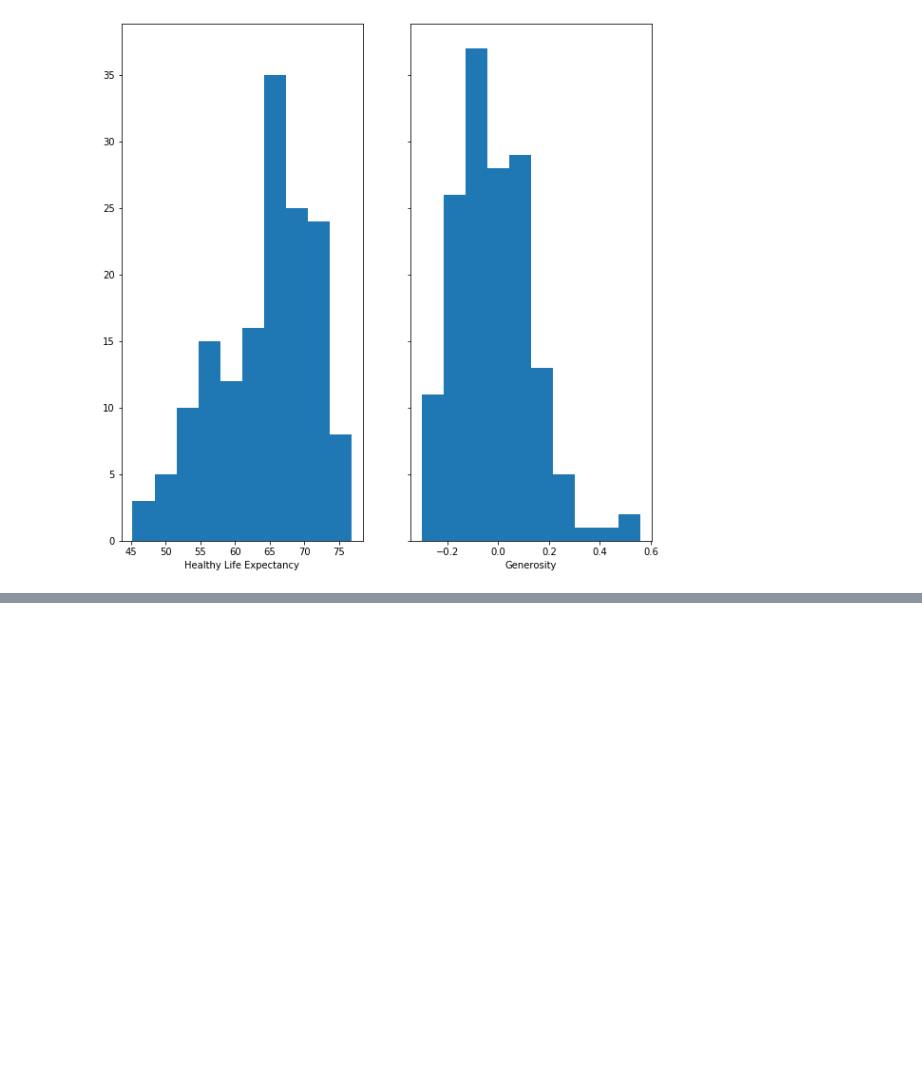
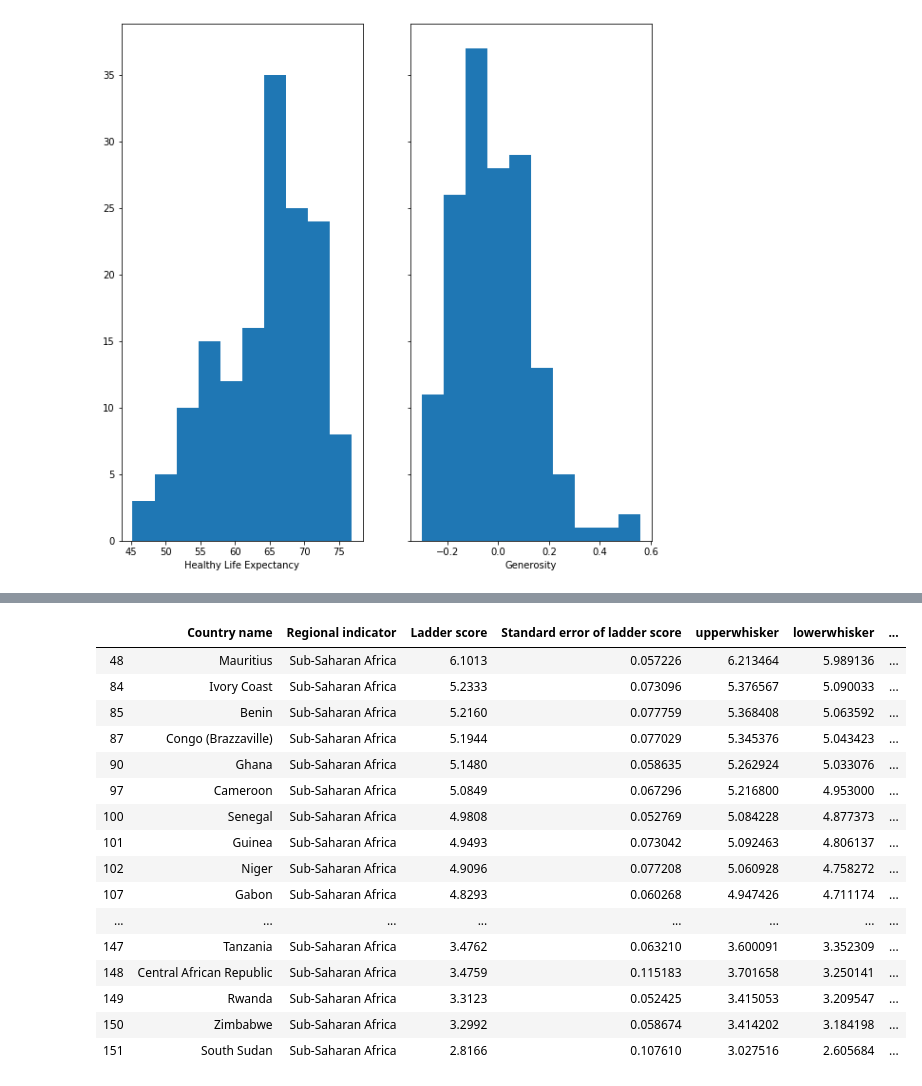
Before and after one commit to ax18031/ax18031_EMATM0048, a Jupyter notebook: Part3_folder/PART3.ipynb, the cells around one changed output, grey strips where cells are left out. Saved outputs shown, nothing was run; the diff lists cells and outputs as text; code cells hidden in the pictures; blank space fills up the shorter version.

```diff
--- a/Part3_folder/PART3.ipynb
+++ b/Part3_folder/PART3.ipynb
@@ -116,0 +133,22 @@ plt.xlabel('Top Ten Happiest Countries')
+# %%
+condition2 = df['Regional indicator']=='Sub-Saharan Africa'
+ssafrica_hle = df.loc[condition2,:]
+df.loc[condition2,:]
+# %% [output]
+|  | Country name | Regional indicator | Ladder score | Standard error of ladder score | upperwhisker | lowerwhisker | ... |
+| 48 | Mauritius | Sub-Saharan Africa | 6.1013 | 0.057226 | 6.213464 | 5.989136 | ... |
+| 84 | Ivory Coast | Sub-Saharan Africa | 5.2333 | 0.073096 | 5.376567 | 5.090033 | ... |
+| 85 | Benin | Sub-Saharan Africa | 5.2160 | 0.077759 | 5.368408 | 5.063592 | ... |
+| 87 | Congo (Brazzaville) | Sub-Saharan Africa | 5.1944 | 0.077029 | 5.345376 | 5.043423 | ... |
+| 90 | Ghana | Sub-Saharan Africa | 5.1480 | 0.058635 | 5.262924 | 5.033076 | ... |
+| 97 | Cameroon | Sub-Saharan Africa | 5.0849 | 0.067296 | 5.216800 | 4.953000 | ... |
+| 100 | Senegal | Sub-Saharan Africa | 4.9808 | 0.052769 | 5.084228 | 4.877373 | ... |
+| 101 | Guinea | Sub-Saharan Africa | 4.9493 | 0.073042 | 5.092463 | 4.806137 | ... |
+| 102 | Niger | Sub-Saharan Africa | 4.9096 | 0.077208 | 5.060928 | 4.758272 | ... |
+| 107 | Gabon | Sub-Saharan Africa | 4.8293 | 0.060268 | 4.947426 | 4.711174 | ... |
+| ... | ... | ... | ... | ... | ... | ... | ... |
+| 147 | Tanzania | Sub-Saharan Africa | 3.4762 | 0.063210 | 3.600091 | 3.352309 | ... |
+| 148 | Central African Republic | Sub-Saharan Africa | 3.4759 | 0.115183 | 3.701658 | 3.250141 | ... |
+| 149 | Rwanda | Sub-Saharan Africa | 3.3123 | 0.052425 | 3.415053 | 3.209547 | ... |
+| 150 | Zimbabwe | Sub-Saharan Africa | 3.2992 | 0.058674 | 3.414202 | 3.184198 | ... |
+| 151 | South Sudan | Sub-Saharan Africa | 2.8166 | 0.107610 | 3.027516 | 2.605684 | ... |
```
Also changed, not shown: parts of 33 cells of this notebook.
